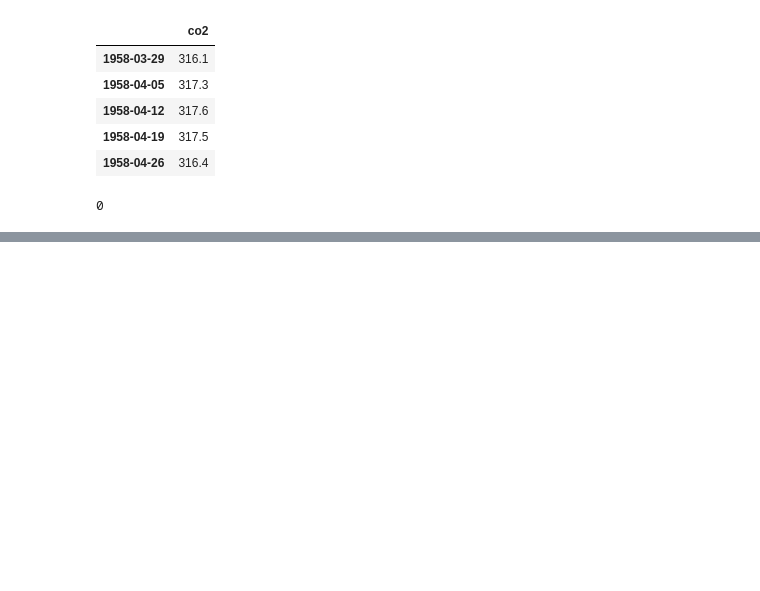
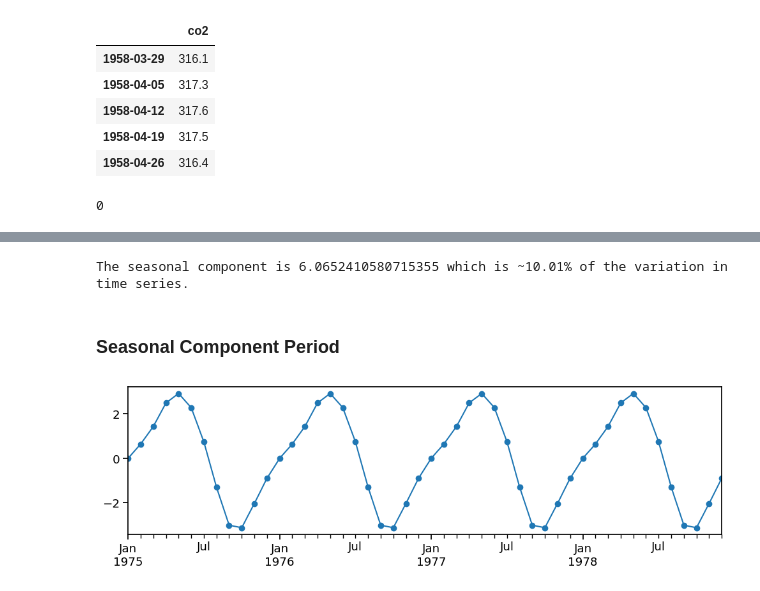
Before and after one commit to EhLeeOod/time-series, a Jupyter notebook: sarima.ipynb, the cells around one changed output, grey strips where cells are left out. Saved outputs shown, nothing was run; the diff lists cells and outputs as text; code cells hidden in the pictures; blank space fills up the shorter version.

```diff
--- a/sarima.ipynb
+++ b/sarima.ipynb
@@ -182,0 +217,16 @@ df.isna().sum().sum()
+# %%
+# How big is the seasonal component
+seasonal_delta = decomp.seasonal.max() - decomp.seasonal.min()
+
+# How big is the seasonal component relative to the time series?
+print(f"The seasonal component is {seasonal_delta} which is ~{seasonal_delta/(ts.max()-ts.min()) * 100 :.2f}% of the variation in time series.")
+# %% [output]
+The seasonal component is 6.0652410580715355 which is ~10.01% of the variation in time series.
+# %% [markdown]
+### Seasonal Component Period
+# %%
+# Narrow down the date range of the plot in order to zoom in viz
+seasonal = decomp.seasonal
+ax = seasonal.loc['1975': '1978'].plot(marker = 'o')
+# %% [output]
+[figure, added]
```
Also changed, not shown: parts of 7 cells of this notebook.
